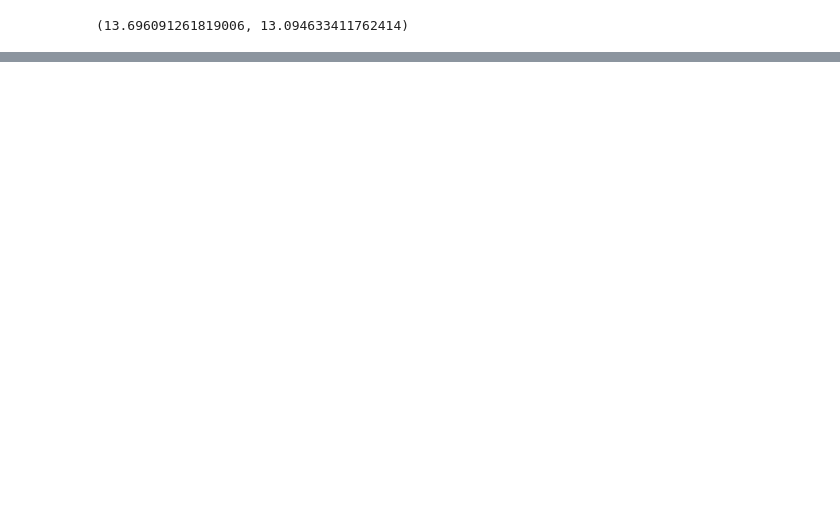
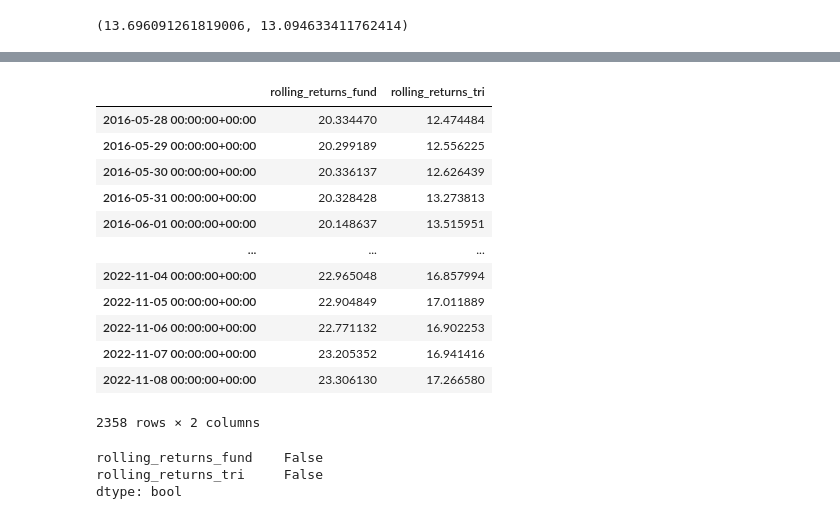
Before and after one commit to ParikhKadam/mutual-fund-analysis, a Jupyter notebook: notebooks/3. Mutual Fund Analysis.ipynb, the cells around one changed output, grey strips where cells are left out. Saved outputs shown, nothing was run; the diff lists cells and outputs as text; code cells hidden in the pictures; blank space fills up the shorter version.

```diff
--- a/notebooks/3. Mutual Fund Analysis.ipynb
+++ b/notebooks/3. Mutual Fund Analysis.ipynb
@@ -671,0 +687,4 @@ mean_and_standard_deviation(df_tri)
+# %%
+df_rr_three_fund = n_years_trailing_rolling_returns(df_fund, 3)
+df_rr_three_tri = n_years_trailing_rolling_returns(df_tri, 3)
+df_rr_three_fund.head(), df_rr_three_tri.head()
@@ -671,0 +704,24 @@ mean_and_standard_deviation(df_tri)
+# %%
+# let's join the dataframes by dates
+df_rr_three_merged = pd.merge(df_rr_three_fund, df_rr_three_tri, how="inner", left_index=True, right_index=True, suffixes=("_fund", "_tri"))
+df_rr_three_merged
+# %% [output]
+|  | rolling_returns_fund | rolling_returns_tri |
+| 2016-05-28 00:00:00+00:00 | 20.334470 | 12.474484 |
+| 2016-05-29 00:00:00+00:00 | 20.299189 | 12.556225 |
+| 2016-05-30 00:00:00+00:00 | 20.336137 | 12.626439 |
+| 2016-05-31 00:00:00+00:00 | 20.328428 | 13.273813 |
+| 2016-06-01 00:00:00+00:00 | 20.148637 | 13.515951 |
+| ... | ... | ... |
+| 2022-11-04 00:00:00+00:00 | 22.965048 | 16.857994 |
+| 2022-11-05 00:00:00+00:00 | 22.904849 | 17.011889 |
+| 2022-11-06 00:00:00+00:00 | 22.771132 | 16.902253 |
+| 2022-11-07 00:00:00+00:00 | 23.205352 | 16.941416 |
+| 2022-11-08 00:00:00+00:00 | 23.306130 | 17.266580 |
+2358 rows × 2 columns
+# %%
+df_rr_three_merged.isna().any()
+# %% [output]
+rolling_returns_fund    False
+rolling_returns_tri     False
+dtype: bool
```
Also changed, not shown: parts of 15 cells of this notebook.
